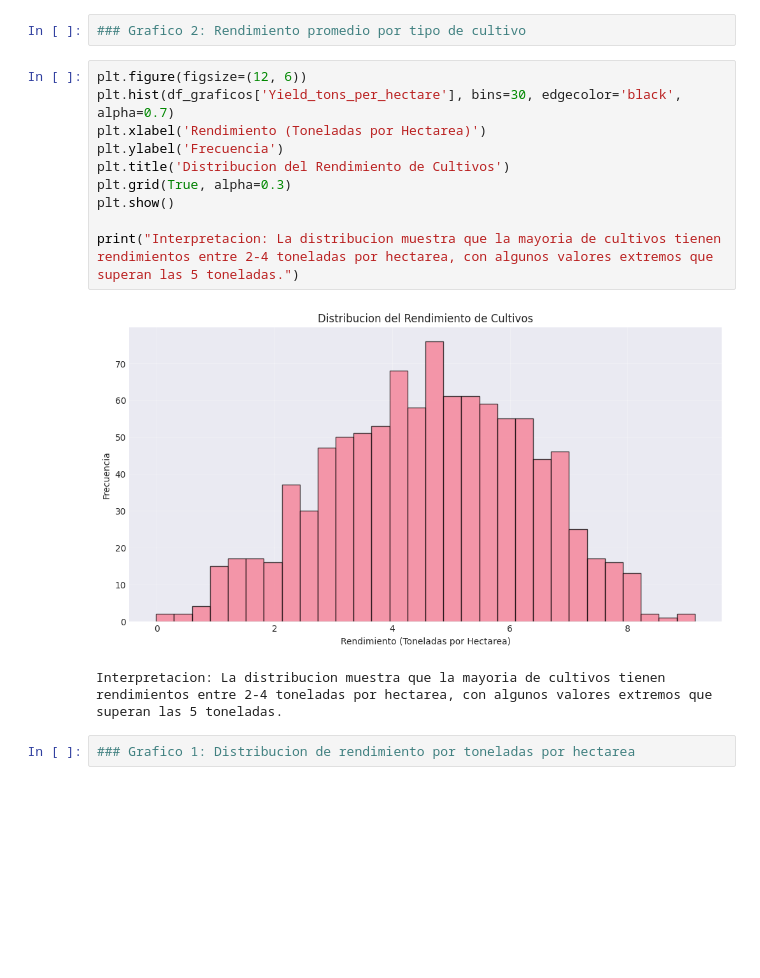
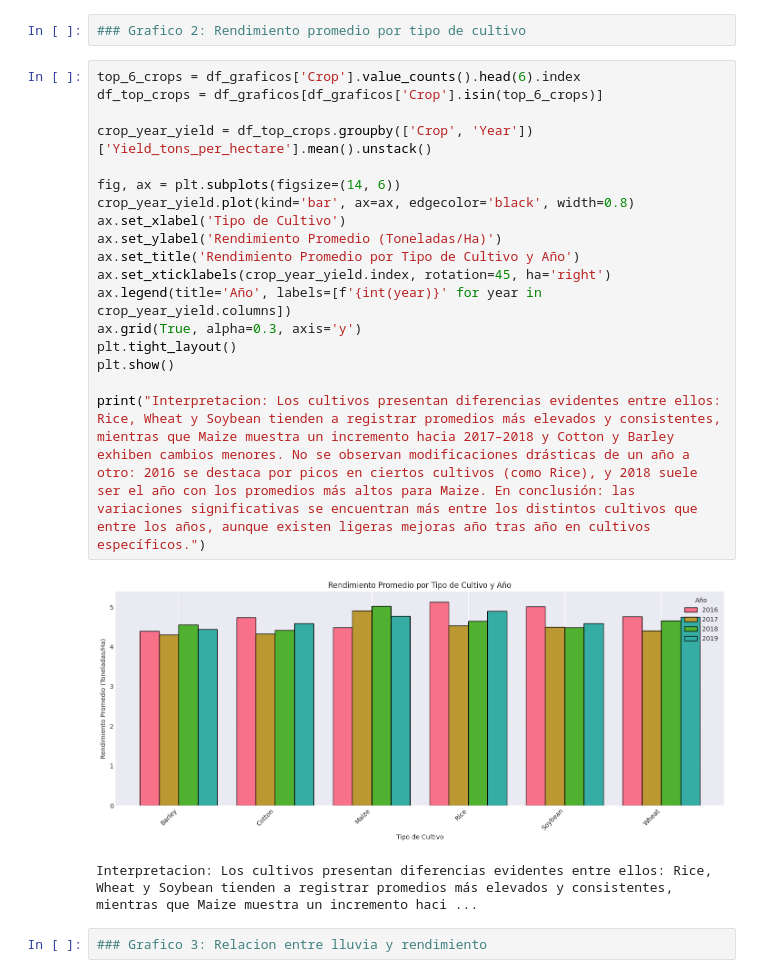
Before and after one commit to DanyC2003/Proyecto_integrador_V, a Jupyter notebook: src/proyecto_integrador_v/proyecto_integrador_v.ipynb, the cells around one changed output. Cells and saved outputs as stored; diff of their text form; blank space fills up the shorter version.

```diff
--- a/src/proyecto_integrador_v/proyecto_integrador_v.ipynb
+++ b/src/proyecto_integrador_v/proyecto_integrador_v.ipynb
@@ -703,17 +641,25 @@ Interpretacion: Se observa una variacion significativa en el rendimiento entre c
 # %%
 ### Grafico 2: Rendimiento promedio por tipo de cultivo
-# %%
-plt.figure(figsize=(12, 6))
-plt.hist(df_graficos['Yield_tons_per_hectare'], bins=30, edgecolor='black', alpha=0.7)
-plt.xlabel('Rendimiento (Toneladas por Hectarea)')
-plt.ylabel('Frecuencia')
-plt.title('Distribucion del Rendimiento de Cultivos')
-plt.grid(True, alpha=0.3)
-plt.show()
-
-print("Interpretacion: La distribucion muestra que la mayoria de cultivos tienen rendimientos entre 2-4 toneladas por hectarea, con algunos valores extremos que superan las 5 toneladas.")
-# %% [output]
-[figure, removed]
-Interpretacion: La distribucion muestra que la mayoria de cultivos tienen rendimientos entre 2-4 toneladas por hectarea, con algunos valores extremos que superan las 5 toneladas.
-# %%
-### Grafico 1: Distribucion de rendimiento por toneladas por hectarea
+# %%
+top_6_crops = df_graficos['Crop'].value_counts().head(6).index
+df_top_crops = df_graficos[df_graficos['Crop'].isin(top_6_crops)]
+
+crop_year_yield = df_top_crops.groupby(['Crop', 'Year'])['Yield_tons_per_hectare'].mean().unstack()
+
+fig, ax = plt.subplots(figsize=(14, 6))
+crop_year_yield.plot(kind='bar', ax=ax, edgecolor='black', width=0.8)
+ax.set_xlabel('Tipo de Cultivo')
+ax.set_ylabel('Rendimiento Promedio (Toneladas/Ha)')
+ax.set_title('Rendimiento Promedio por Tipo de Cultivo y Año')
+ax.set_xticklabels(crop_year_yield.index, rotation=45, ha='right')
+ax.legend(title='Año', labels=[f'{int(year)}' for year in crop_year_yield.columns])
+ax.grid(True, alpha=0.3, axis='y')
+plt.tight_layout()
+plt.show()
+
+print("Interpretacion: Los cultivos presentan diferencias evidentes entre ellos: Rice, Wheat y Soybean tienden a registrar promedios más elevados y consistentes, mientras que Maize muestra un incremento hacia 2017–2018 y Cotton y Barley exhiben cambios menores. No se observan modificaciones drásticas de un año a otro: 2016 se destaca por picos en ciertos cultivos (como Rice), y 2018 suele ser el año con los promedios más altos para Maize. En conclusión: las variaciones significativas se encuentran más entre los distintos cultivos que entre los años, aunque existen ligeras mejoras año tras año en cultivos específicos.")
+# %% [output]
+[figure, added]
+Interpretacion: Los cultivos presentan diferencias evidentes entre ellos: Rice, Wheat y Soybean tienden a registrar promedios más elevados y consistentes, mientras que Maize muestra un incremento haci ...
+# %%
+### Grafico 3: Relacion entre lluvia y rendimiento
```
Also changed, not shown: parts of 45 cells of this notebook, 1 other file.
